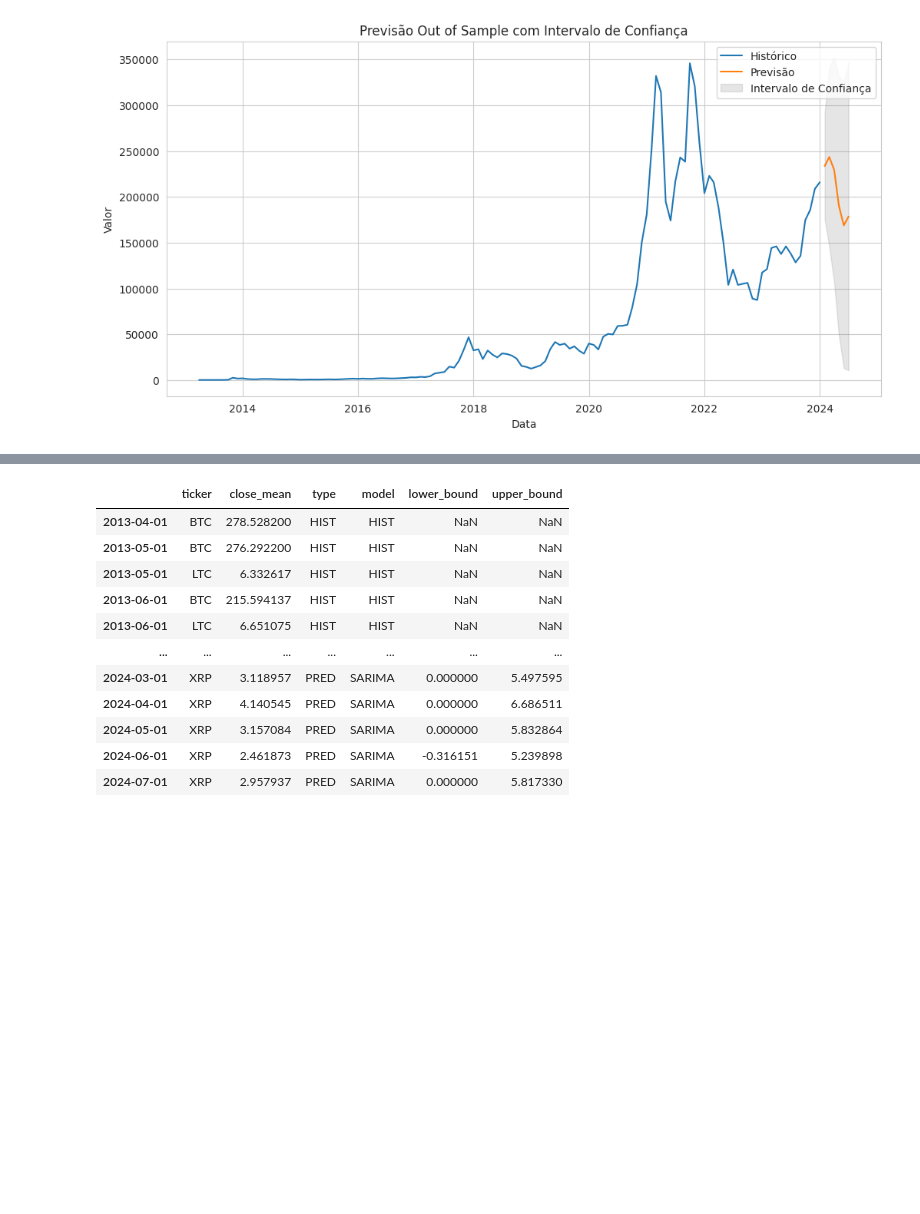
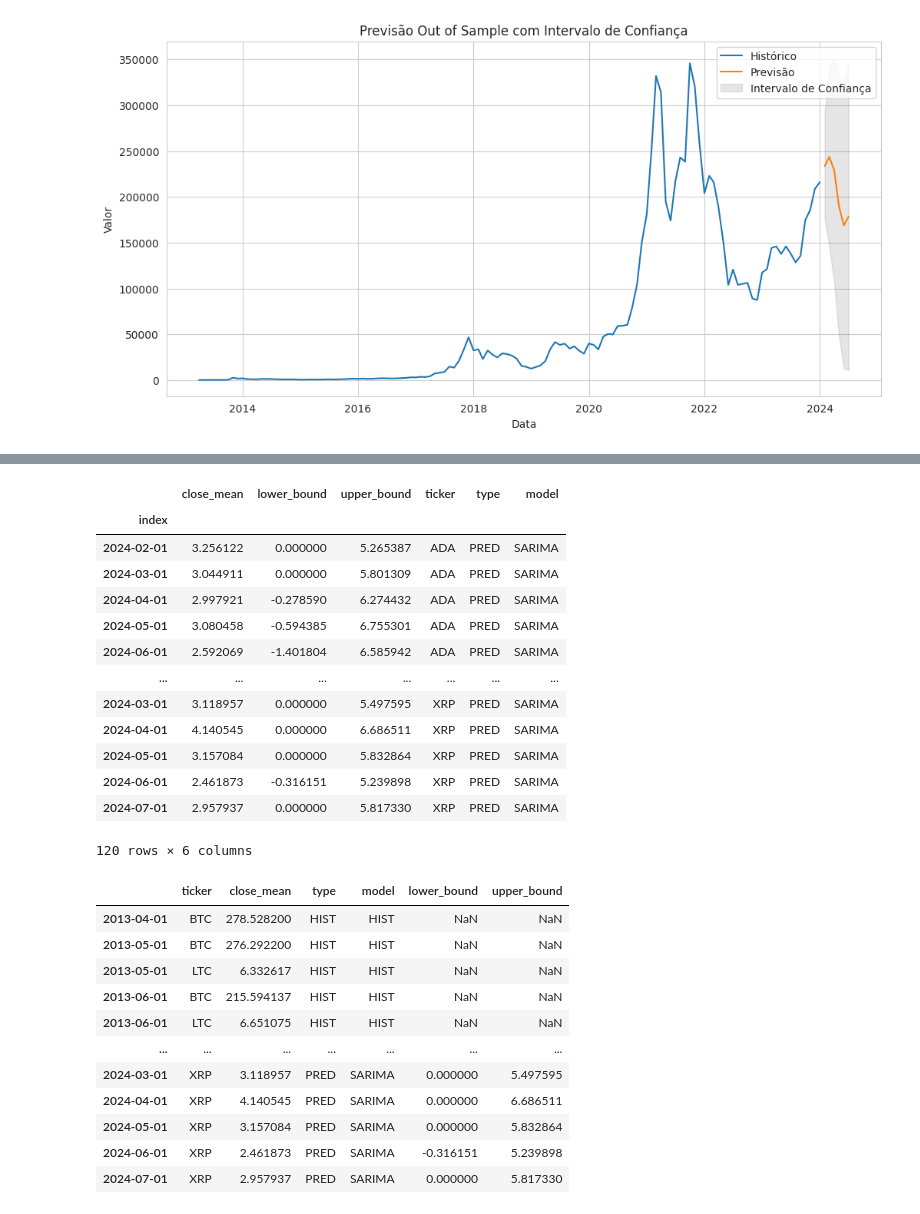
Before and after one commit to k3ybladewielder/crypto_forecast, a Jupyter notebook: notebooks/crypto_forecast.ipynb, the cells around one changed output, grey strips where cells are left out. Cells and saved outputs as stored; diff of their text form; code cells hidden in the pictures; blank space fills up the shorter version.

```diff
--- a/notebooks/crypto_forecast.ipynb
+++ b/notebooks/crypto_forecast.ipynb
@@ -1278,3 +1303,20 @@ Gerando Previsões SARIMAX
+# %%
+fs_df
+# %% [output]
+|  | close_mean | lower_bound | upper_bound | ticker | type | model |
+| index |  |  |  |  |  |  |
+| 2024-02-01 | 3.256122 | 0.000000 | 5.265387 | ADA | PRED | SARIMA |
+| 2024-03-01 | 3.044911 | 0.000000 | 5.801309 | ADA | PRED | SARIMA |
+| 2024-04-01 | 2.997921 | -0.278590 | 6.274432 | ADA | PRED | SARIMA |
+| 2024-05-01 | 3.080458 | -0.594385 | 6.755301 | ADA | PRED | SARIMA |
+| 2024-06-01 | 2.592069 | -1.401804 | 6.585942 | ADA | PRED | SARIMA |
+| ... | ... | ... | ... | ... | ... | ... |
+| 2024-03-01 | 3.118957 | 0.000000 | 5.497595 | XRP | PRED | SARIMA |
+| 2024-04-01 | 4.140545 | 0.000000 | 6.686511 | XRP | PRED | SARIMA |
+| 2024-05-01 | 3.157084 | 0.000000 | 5.832864 | XRP | PRED | SARIMA |
+| 2024-06-01 | 2.461873 | -0.316151 | 5.239898 | XRP | PRED | SARIMA |
+| 2024-07-01 | 2.957937 | 0.000000 | 5.817330 | XRP | PRED | SARIMA |
+120 rows × 6 columns
 # %%
 df_forecast_results = df_forecast.append(fs_df)
 df_forecast_results
```
Also changed, not shown: parts of 13 cells of this notebook, 7 other files.
